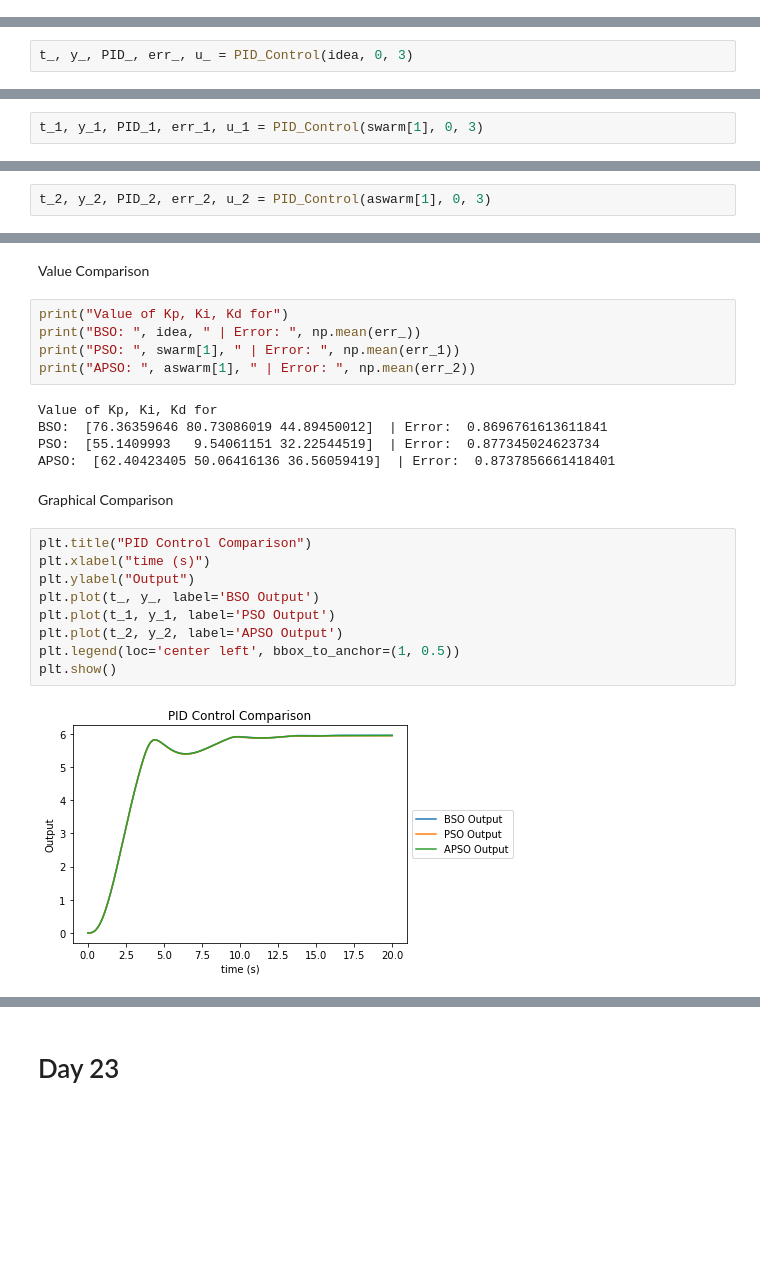
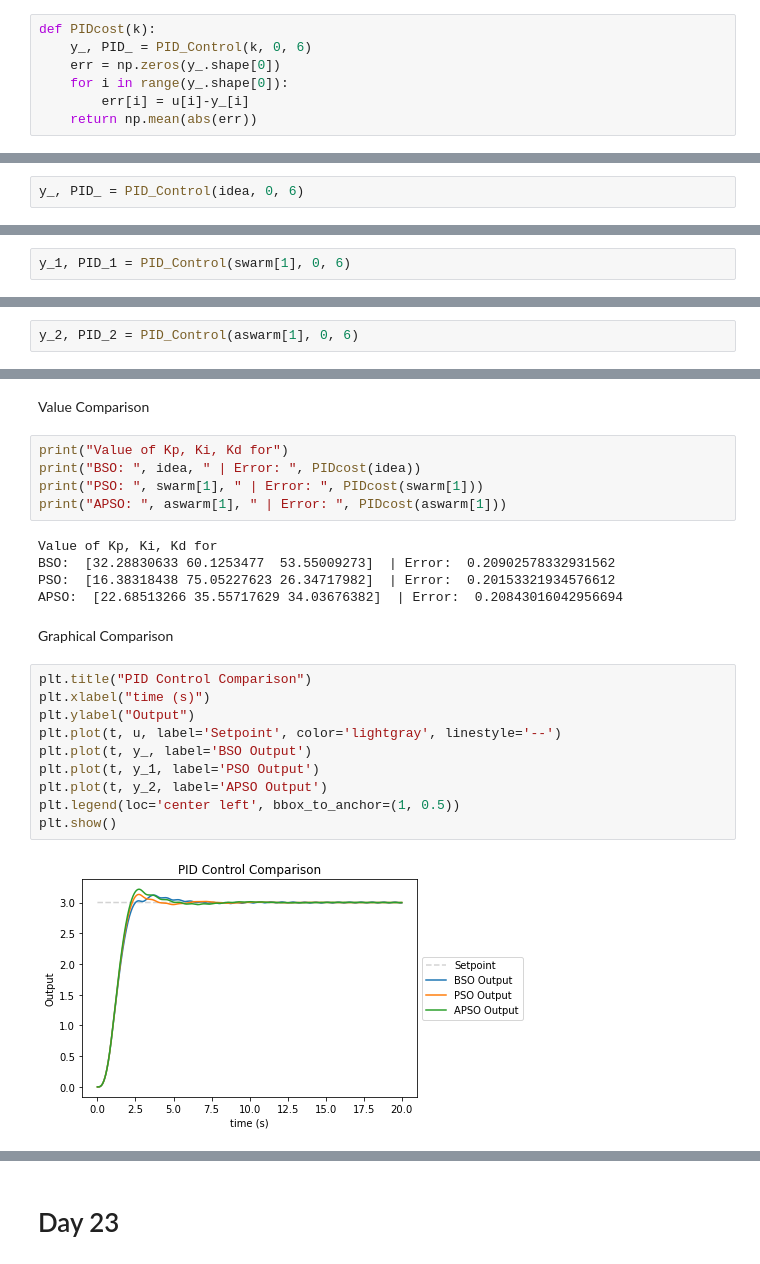
Before and after one commit to Vermillord/KP_Codes, a Jupyter notebook: KP_Notes.ipynb, the cells around one changed output, grey strips where cells are left out. Cells and saved outputs as stored; diff of their text form; blank space fills up the shorter version.

```diff
--- a/KP_Notes.ipynb
+++ b/KP_Notes.ipynb
@@ -1784,3 +1816,10 @@ def PIDcost(k):
+# %%
+def PIDcost(k):
+    y_, PID_ = PID_Control(k, 0, 6)
+    err = np.zeros(y_.shape[0])
+    for i in range(y_.shape[0]):
+        err[i] = u[i]-y_[i]
+    return np.mean(abs(err))
 # %%
 idea = BSO(25, 3, 0, 100, 10, PIDcost)
 # %% [output]
@@ -1795,4 +1834,4 @@ Iteration:  8
 Iteration:  9
 Iteration:  10
 # %%
-t_, y_, PID_, err_, u_ = PID_Control(idea, 0, 3)
+y_, PID_ = PID_Control(idea, 0, 6)
@@ -1902,4 +1957,4 @@ The best position for each parameter:  [55.1409993   9.54061151 32.22544519]  wi
 # %%
-t_1, y_1, PID_1, err_1, u_1 = PID_Control(swarm[1], 0, 3)
+y_1, PID_1 = PID_Control(swarm[1], 0, 6)
 # %%
 plt.title("PID Control with PSO")
@@ -1996,4 +2062,4 @@ Iteration:  100  | Global best cost:  0.49993028492799346
 # %%
-t_2, y_2, PID_2, err_2, u_2 = PID_Control(aswarm[1], 0, 3)
+y_2, PID_2 = PID_Control(aswarm[1], 0, 6)
 # %%
 plt.title("PID Control with APSO")
@@ -2028,26 +2105,27 @@ Settling time (5%):  4.06 s
 Value Comparison
 # %%
 print("Value of Kp, Ki, Kd for")
-print("BSO: ", idea, " | Error: ", np.mean(err_))
-print("PSO: ", swarm[1], " | Error: ", np.mean(err_1))
-print("APSO: ", aswarm[1], " | Error: ", np.mean(err_2))
+print("BSO: ", idea, " | Error: ", PIDcost(idea))
+print("PSO: ", swarm[1], " | Error: ", PIDcost(swarm[1]))
+print("APSO: ", aswarm[1], " | Error: ", PIDcost(aswarm[1]))
 # %% [output]
 Value of Kp, Ki, Kd for
-BSO:  [76.36359646 80.73086019 44.89450012]  | Error:  0.8696761613611841
-PSO:  [55.1409993   9.54061151 32.22544519]  | Error:  0.877345024623734
-APSO:  [62.40423405 50.06416136 36.56059419]  | Error:  0.8737856661418401
+BSO:  [32.28830633 60.1253477  53.55009273]  | Error:  0.20902578332931562
+PSO:  [16.38318438 75.05227623 26.34717982]  | Error:  0.20153321934576612
+APSO:  [22.68513266 35.55717629 34.03676382]  | Error:  0.20843016042956694
 # %% [markdown]
 Graphical Comparison
 # %%
 plt.title("PID Control Comparison")
 plt.xlabel("time (s)")
 plt.ylabel("Output")
-plt.plot(t_, y_, label='BSO Output')
-plt.plot(t_1, y_1, label='PSO Output')
-plt.plot(t_2, y_2, label='APSO Output')
+plt.plot(t, u, label='Setpoint', color='lightgray', linestyle='--')
+plt.plot(t, y_, label='BSO Output')
+plt.plot(t, y_1, label='PSO Output')
+plt.plot(t, y_2, label='APSO Output')
 plt.legend(loc='center left', bbox_to_anchor=(1, 0.5))
 plt.show()
 # %% [output]
-[figure, old version]
+[figure, new version]
 # %%
 plt.title("PID Control Comparison")
```
Also changed, not shown: parts of 45 cells of this notebook.
